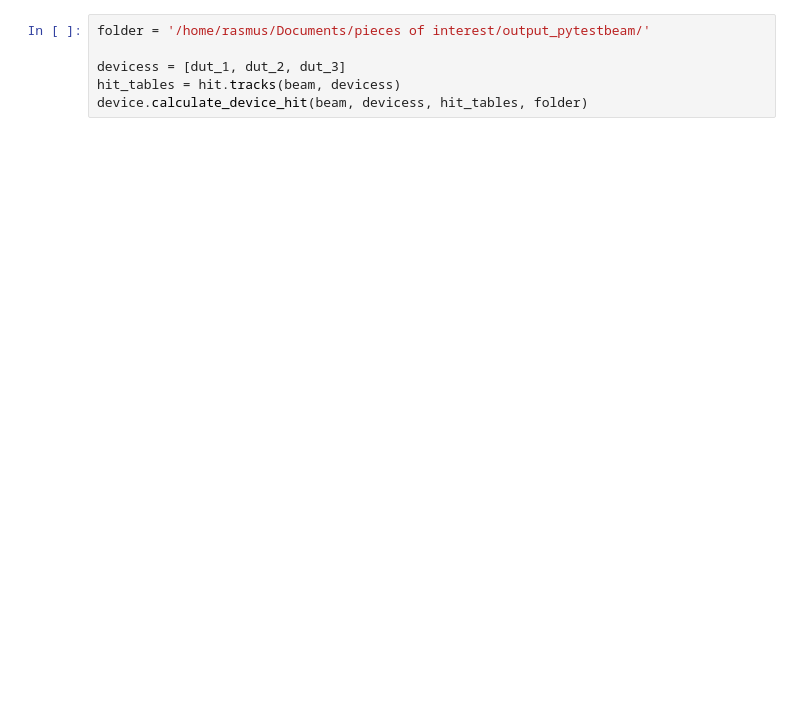
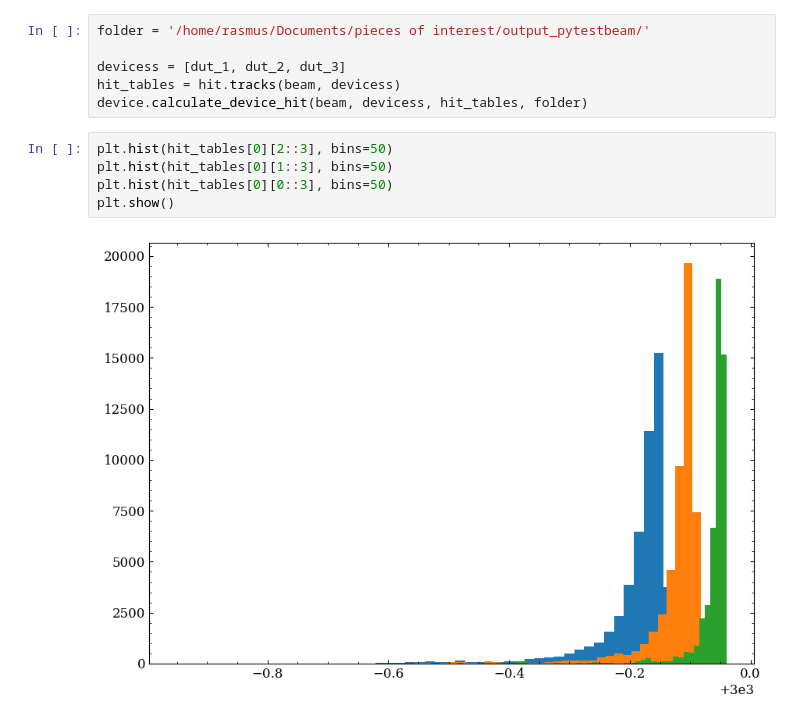
Before and after one commit to rpartzsch/pytestbeam, a Jupyter notebook: test.ipynb, the cells around one changed output. Drawn from its saved outputs; the diff is of its cells as text; blank space fills up the shorter version.

```diff
--- a/test.ipynb
+++ b/test.ipynb
@@ -57,3 +57,10 @@ folder = '/home/rasmus/Documents/pieces of interest/output_pytestbeam/'
 devicess = [dut_1, dut_2, dut_3]
 hit_tables = hit.tracks(beam, devicess)
 device.calculate_device_hit(beam, devicess, hit_tables, folder)
+# %%
+plt.hist(hit_tables[0][2::3], bins=50)
+plt.hist(hit_tables[0][1::3], bins=50)
+plt.hist(hit_tables[0][0::3], bins=50)
+plt.show()
+# %% [output]
+[figure, added]
```
Also changed, not shown: parts of 4 cells of this notebook, 1 other file.
